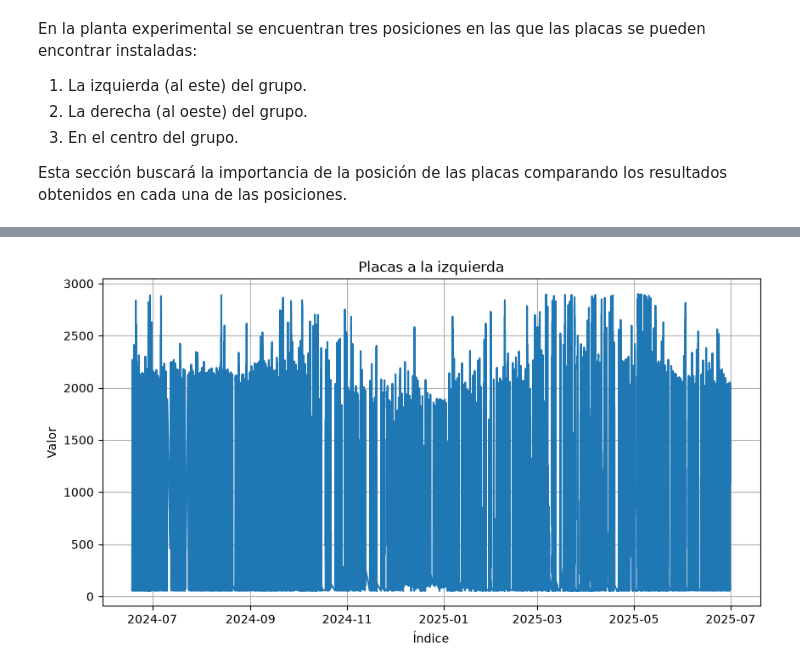
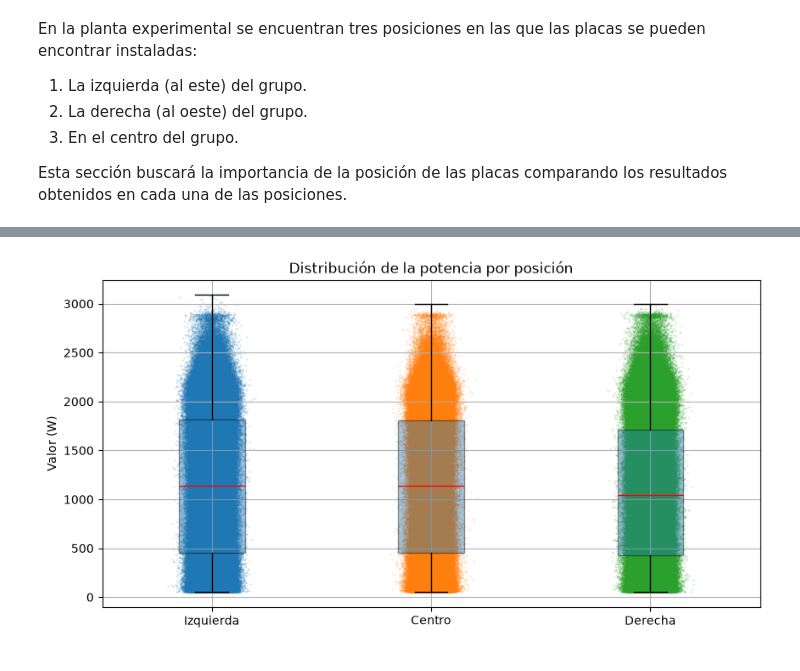
Before and after one commit to jcv00036/extracurriculares_simidat_scripts, a Jupyter notebook: cuadernos/estudio_disposiciones.ipynb, the cells around one changed output, grey strips where cells are left out. Cells and saved outputs as stored; diff of their text form; code cells hidden in the pictures.

Commit message:
Test diferencias entre series para la posición de las placas en el grupo

```diff
--- a/cuadernos/estudio_disposiciones.ipynb
+++ b/cuadernos/estudio_disposiciones.ipynb
@@ -9,6 +9,7 @@ import pandas as pd
 
 # Librerías utilizadas en algunos análisis
 from scipy.stats import linregress                  # Para el análisis de regresión lineal
+from scipy.stats import kruskal, f_oneway           # Para el test Kruskal-Wallis y ANOVA
 from sklearn.linear_model import LinearRegression   # Para la regresión lineal múltiple
 from sklearn import tree                            # Para la creación de árboles de decisión
 from sklearn.ensemble import RandomForestRegressor  # Para la creación de bosques aleatorios (random forest)
@@ -21,13 +22,19 @@ import sys
 RAIZ_PROYECTO = Path().resolve().parent
 sys.path.insert(0, str(RAIZ_PROYECTO))
 
-from src.estadistica import *
-from src.representacion import *
+import src.estadistica as est
+import src.representacion as rep
+
+# Para poder recargar los módulos sin tener que reiniciar el kernel
+import importlib
+importlib.reload(est)
+importlib.reload(rep)
 
 R_DATAFRAME = "../datos/out/df_long.csv"            # Ruta del dataframe en csv
 DIR_SALIDA = "../salida"
 
 SEMILLA = 1905                                      # Semilla para la generación de números aleatorios
+COLUMNA_P = "Pdc"                                   # Nombre de la columna que contiene los valores de potencia
 # %%
 # Funciones muy utilizadas en el cuaderno
 def dataframe():
@@ -52,43 +59,46 @@ En la planta experimental se encuentran tres posiciones en las que las placas se
 
 Esta sección buscará la importancia de la posición de las placas comparando los resultados obtenidos en cada una de las posiciones.
 # %%
+df = dataframe()
+
 # Hago tres columnas nuevas para poder filtrar por posición de las placas
-df_izq = df.where(df["Disp_Izq"] == 1)
-df_der = df.where(df["Disp_Der"] == 1)
-df_cent = df.where(df["Disp_Cent"] == 1)
+df_izq = df[df["Disp_Izq"] == 1]
+df_der = df[df["Disp_Der"] == 1]
+df_cent = df[df["Disp_Cent"] == 1]
 
-# Grafico la media de potencia leída por las placas en cada instante de tiempo, para cada posición de las placas
-mostrar_serie(
-    serie=df_izq.groupby("Datetime")["Pdc"].mean(),
-    titulo="Placas a la izquierda"
-)
-mostrar_serie(
-    serie=df_der.groupby("Datetime")["Pdc"].mean(),
-    titulo="Placas a la derecha"
-)
-mostrar_serie(
-    serie=df_cent.groupby("Datetime")["Pdc"].mean(),
-    titulo="Placas en el centro"
-)
+# Aplico un test de normalidad a cada una de las columnas de interés para ver si se puede aplicar un test anova para comprobar
+# si las series son estadísticamente diferentes.
+p_valor_izq = est.test_normalidad(df_izq[COLUMNA_P]).get("pvalor")
+p_valor_der = est.test_normalidad(df_der[COLUMNA_P]).get("pvalor")
+p_valor_cent = est.test_normalidad(df_cent[COLUMNA_P]).get("pvalor")
 
-# Calculamos las diferencias dos a dos
-izq_vs_der = fila_diferencia_series(
-    "Placas a la izquierda contra placas a la derecha",
-    serie1=df_izq.groupby("Datetime")["Pdc"].mean(),
-    serie2=df_der.groupby("Datetime")["Pdc"].mean()
-)
+print(f" - P-valor izquierda: {p_valor_izq}")
+print(f" - P-valor derecha: {p_valor_der}")
+print(f" - P-valor centro: {p_valor_cent}")
 
-izq_vs_centro = fila_diferencia_series(
-    "Placas a la izquierda contra placas en el centro",
-    serie1=df_izq.groupby("Datetime")["Pdc"].mean(),
-    serie2=df_cent.groupby("Datetime")["Pdc"].mean()
-)
+# Si todos los p-valores son mayores a 0.05 las series son normales
+normales = False
+if p_valor_izq > 0.05 and p_valor_der > 0.05 and p_valor_cent > 0.05:
+    normales = True
 
-der_vs_centro = fila_diferencia_series(
-    "Placas a la derecha contra placas en el centro",
-    serie1=df_der.groupby("Datetime")["Pdc"].mean(),
-    serie2=df_cent.groupby("Datetime")["Pdc"].mean()
-)
+print("Las series son normales" if normales else "Las series no son normales")
 
-print(tabla_diferencias(filas=[izq_vs_der, izq_vs_centro, der_vs_centro]))
+if not normales:
+    # Si las series no son normales, aplico kruskal-wallis para ver si son estadísticamente diferentes
+    estadistico, p_valor = kruskal(df_izq[COLUMNA_P], df_der[COLUMNA_P], df_cent[COLUMNA_P])
+else:
+    # Si lo son, uso anova
+    estadistico, p_valor = f_oneway(df_izq[COLUMNA_P], df_der[COLUMNA_P], df_cent[COLUMNA_P])
+
+print(f"Resultados del test:\n - Estadístico: {estadistico}\n - P-valor: {p_valor}")
+
+if p_valor < 0.05:
+    print("Las series son estadísticamente diferentes")
+else:
+    print("Las series no son estadísticamente diferentes")
+
+rep.mostrar_boxplot([df_izq[COLUMNA_P], df_cent[COLUMNA_P], df_der[COLUMNA_P]],
+                titulos=["Izquierda", "Centro", "Derecha"],
+                titulo_figura="Distribución de la potencia por posición",
+                u_medida="W")
 # %% [output]
@@ -95 +113 @@ print(tabla_diferencias(filas=[izq_vs_der, izq_vs_centro, der_vs_centro]))
-[figure, old version]
+[figure, new version]
```
Also changed, not shown: parts of 3 cells of this notebook, 4 other files.
